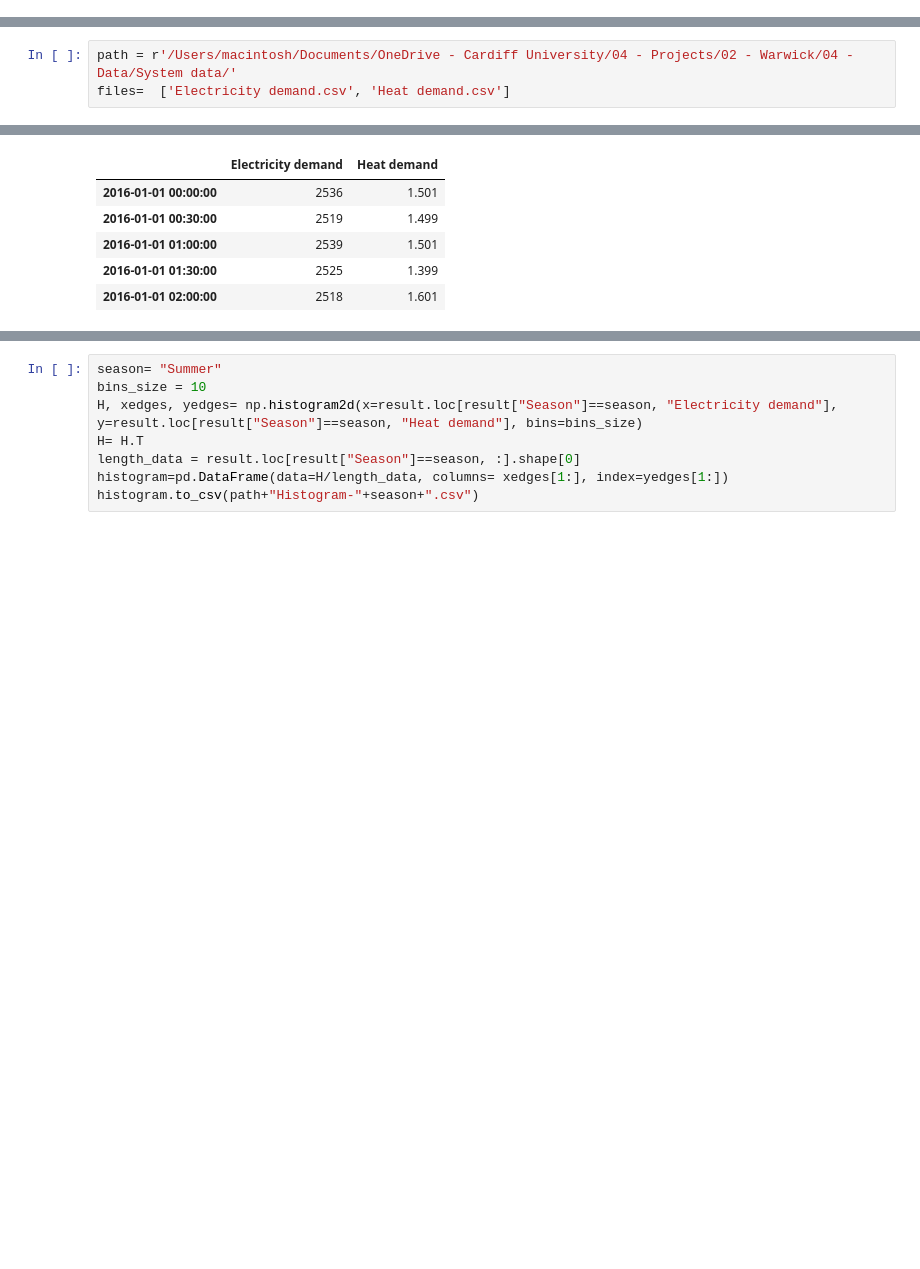
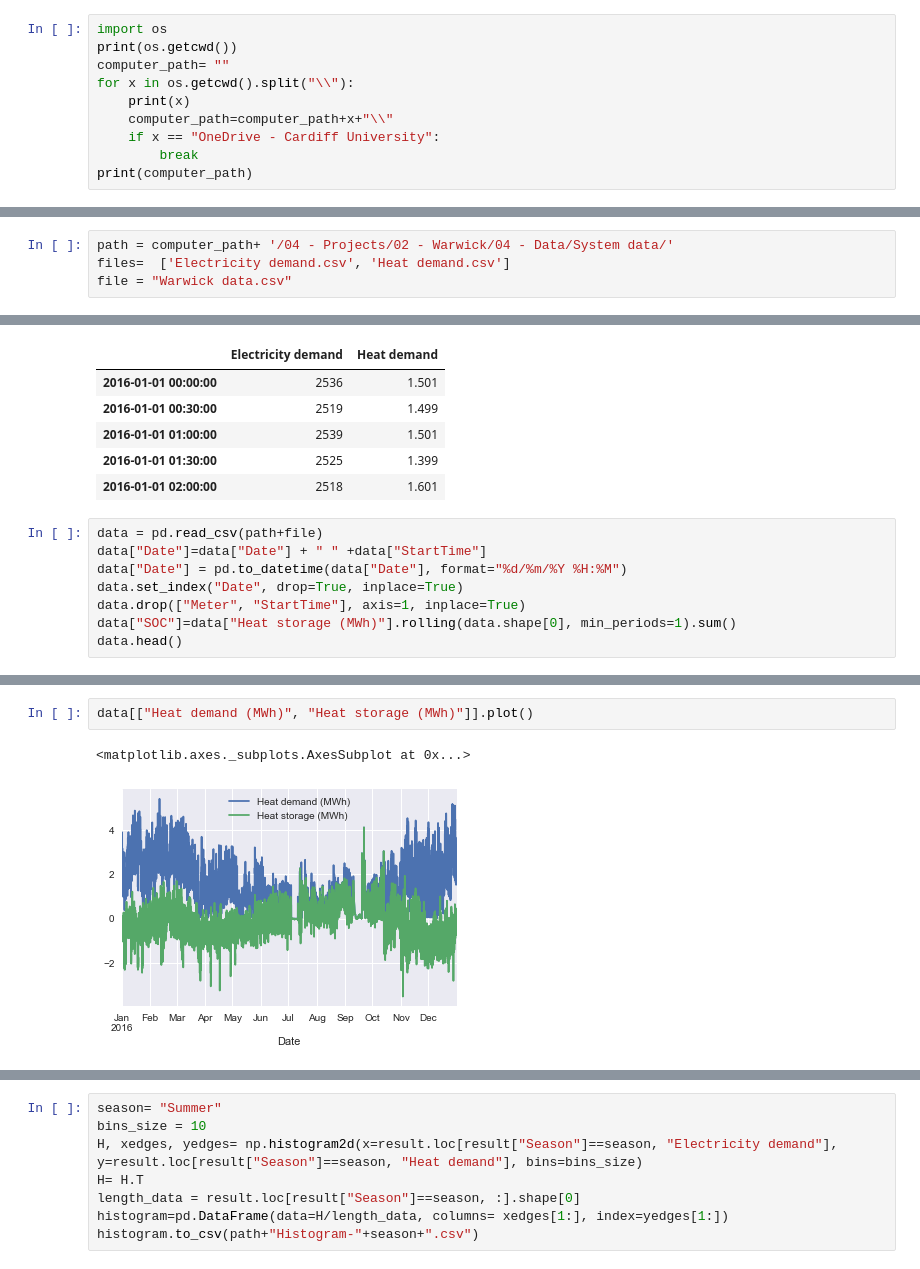
Before and after one commit to AlexandreLab/02---Warwick, a Jupyter notebook: Overall system analysis.ipynb, the cells around one changed output, grey strips where cells are left out. Saved outputs shown, nothing was run; the diff lists cells and outputs as text; blank space fills up the shorter version.

Commit message:
new file
added overall system analysis with Kmeans

```diff
--- a/Overall system analysis.ipynb
+++ b/Overall system analysis.ipynb
@@ -12,3 +12,13 @@ import holidays
 %matplotlib inline
 
 blues = [x for x in reversed(sns.color_palette("Blues_d", 11))]
+# %%
+import os
+print(os.getcwd())
+computer_path= ""
+for x in os.getcwd().split("\\"):
+    print(x)
+    computer_path=computer_path+x+"\\"
+    if x == "OneDrive - Cardiff University":
+        break
+print(computer_path)
@@ -15,6 +32,7 @@ blues = [x for x in reversed(sns.color_palette("Blues_d", 11))]
 # %%
-path = r'/Users/macintosh/Documents/OneDrive - Cardiff University/04 - Projects/02 - Warwick/04 - Data/System data/'
+path = computer_path+ '/04 - Projects/02 - Warwick/04 - Data/System data/'
 files=  ['Electricity demand.csv', 'Heat demand.csv']
+file = "Warwick data.csv"
 # %%
 def cleanAndPrepare(data, meterName):
     data["Date"]=data["Date"] + " " +data["StartTime"]
@@ -44,3 +62,11 @@ Heat demand.csv has 0 missing data
 | 2016-01-01 01:00:00 | 2539 | 1.501 |
 | 2016-01-01 01:30:00 | 2525 | 1.399 |
 | 2016-01-01 02:00:00 | 2518 | 1.601 |
+# %%
+data = pd.read_csv(path+file)
+data["Date"]=data["Date"] + " " +data["StartTime"]
+data["Date"] = pd.to_datetime(data["Date"], format="%d/%m/%Y %H:%M")
+data.set_index("Date", drop=True, inplace=True)
+data.drop(["Meter", "StartTime"], axis=1, inplace=True)
+data["SOC"]=data["Heat storage (MWh)"].rolling(data.shape[0], min_periods=1).sum()
+data.head()
@@ -46,0 +81,5 @@ Heat demand.csv has 0 missing data
+# %%
+data[["Heat demand (MWh)", "Heat storage (MWh)"]].plot()
+# %% [output]
+<matplotlib.axes._subplots.AxesSubplot at 0x...>
+[figure, added]
```
Also changed, not shown: parts of 16 cells of this notebook, 2 other files.
